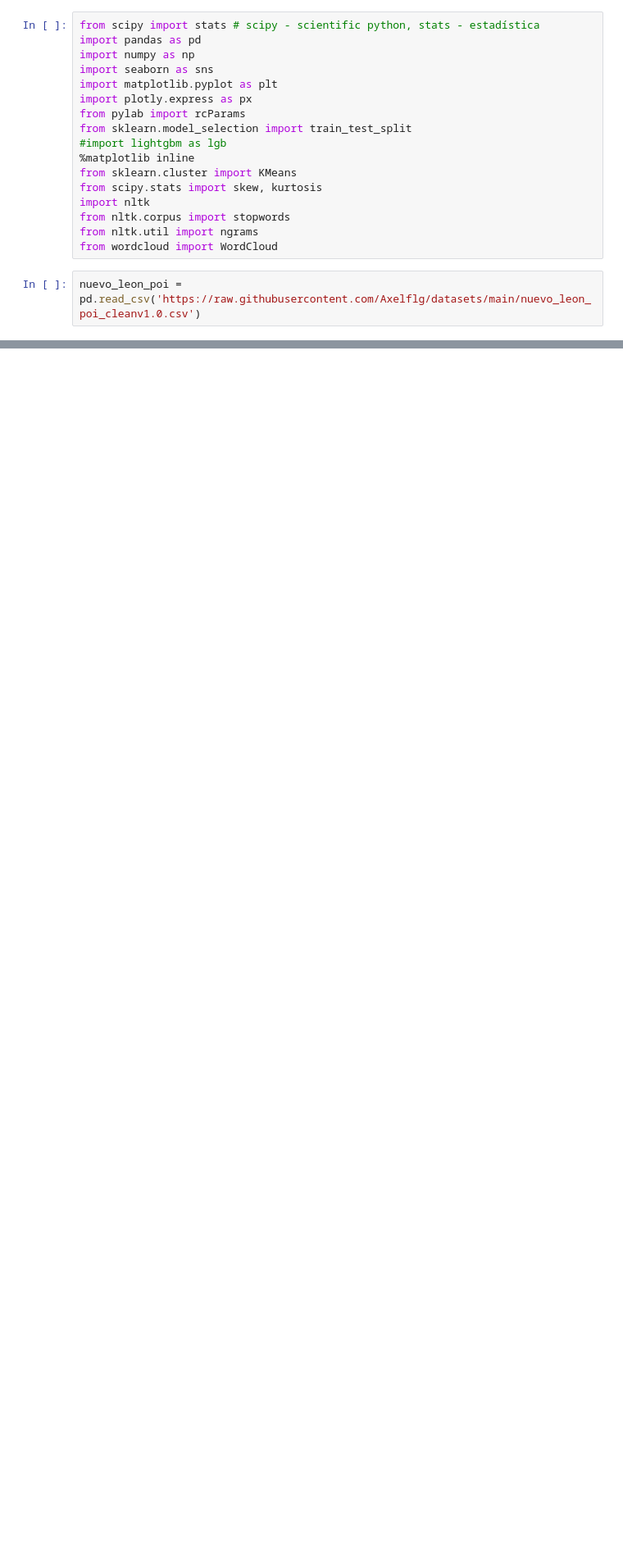
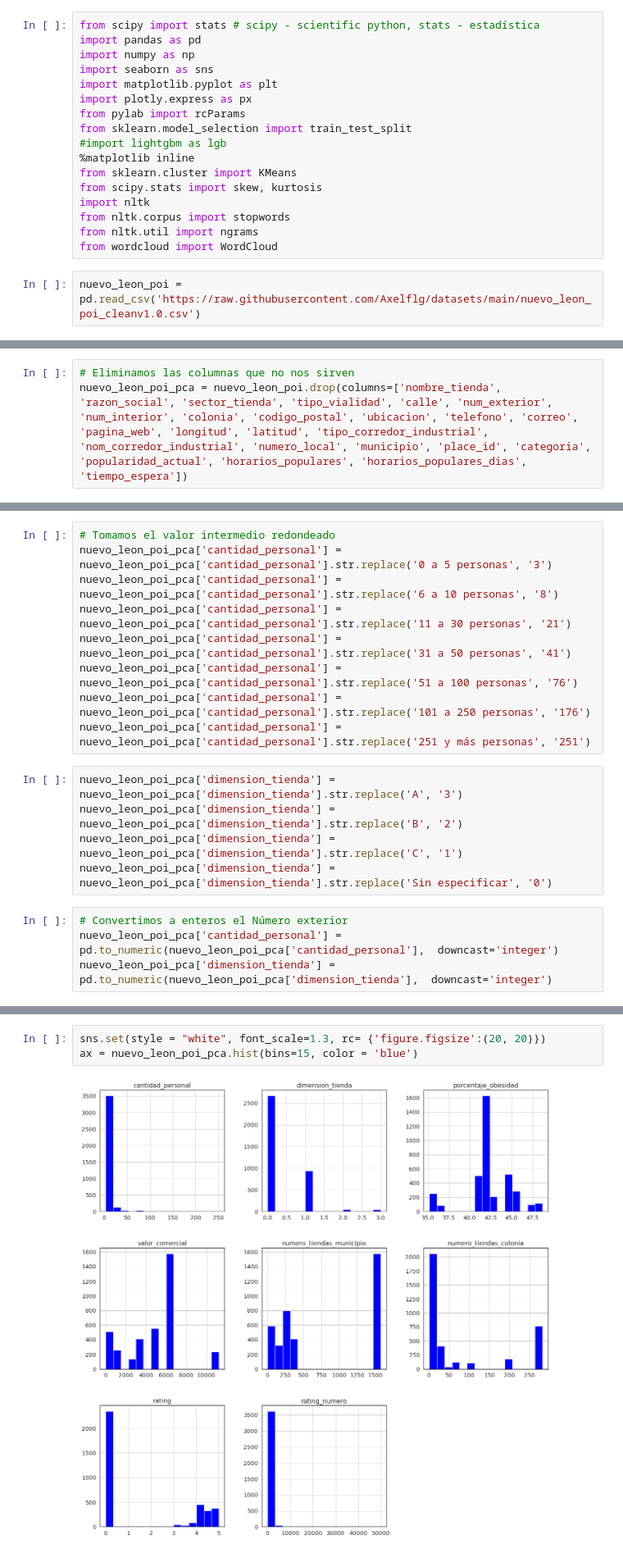
Before and after one commit to Deltarios/analisis_ropa_bedu_4, a Jupyter notebook: proyecto/Ropas_Extra_Parte_4.ipynb, the cells around one changed output, grey strips where cells are left out. Shown at 82% size. Drawn from its saved outputs; the diff is of its cells as text; blank space fills up the shorter version.

```diff
--- a/proyecto/Ropas_Extra_Parte_4.ipynb
+++ b/proyecto/Ropas_Extra_Parte_4.ipynb
@@ -1311,0 +249,3 @@ En esta gráfica podemos observar la distrución de los centros lógisticos con
+# %%
+# Eliminamos las columnas que no nos sirven
+nuevo_leon_poi_pca = nuevo_leon_poi.drop(columns=['nombre_tienda', 'razon_social', 'sector_tienda', 'tipo_vialidad', 'calle', 'num_exterior', 'num_interior', 'colonia', 'codigo_postal', 'ubicacion', 'telefono', 'correo', 'pagina_web', 'longitud', 'latitud', 'tipo_corredor_industrial', 'nom_corredor_industrial', 'numero_local', 'municipio', 'place_id', 'categoria', 'popularidad_actual', 'horarios_populares', 'horarios_populares_dias', 'tiempo_espera'])
@@ -1311,0 +274,18 @@ En esta gráfica podemos observar la distrución de los centros lógisticos con
+# %%
+# Tomamos el valor intermedio redondeado
+nuevo_leon_poi_pca['cantidad_personal'] = nuevo_leon_poi_pca['cantidad_personal'].str.replace('0 a 5 personas', '3')
+nuevo_leon_poi_pca['cantidad_personal'] = nuevo_leon_poi_pca['cantidad_personal'].str.replace('6 a 10 personas', '8')
+nuevo_leon_poi_pca['cantidad_personal'] = nuevo_leon_poi_pca['cantidad_personal'].str.replace('11 a 30 personas', '21')
+nuevo_leon_poi_pca['cantidad_personal'] = nuevo_leon_poi_pca['cantidad_personal'].str.replace('31 a 50 personas', '41')
+nuevo_leon_poi_pca['cantidad_personal'] = nuevo_leon_poi_pca['cantidad_personal'].str.replace('51 a 100 personas', '76')
+nuevo_leon_poi_pca['cantidad_personal'] = nuevo_leon_poi_pca['cantidad_personal'].str.replace('101 a 250 personas', '176')
+nuevo_leon_poi_pca['cantidad_personal'] = nuevo_leon_poi_pca['cantidad_personal'].str.replace('251 y más personas', '251')
+# %%
+nuevo_leon_poi_pca['dimension_tienda'] = nuevo_leon_poi_pca['dimension_tienda'].str.replace('A', '3')
+nuevo_leon_poi_pca['dimension_tienda'] = nuevo_leon_poi_pca['dimension_tienda'].str.replace('B', '2')
+nuevo_leon_poi_pca['dimension_tienda'] = nuevo_leon_poi_pca['dimension_tienda'].str.replace('C', '1')
+nuevo_leon_poi_pca['dimension_tienda'] = nuevo_leon_poi_pca['dimension_tienda'].str.replace('Sin especificar', '0')
+# %%
+# Convertimos a enteros el Número exterior
+nuevo_leon_poi_pca['cantidad_personal'] = pd.to_numeric(nuevo_leon_poi_pca['cantidad_personal'],  downcast='integer')
+nuevo_leon_poi_pca['dimension_tienda'] = pd.to_numeric(nuevo_leon_poi_pca['dimension_tienda'],  downcast='integer')
@@ -1311,0 +326,5 @@ En esta gráfica podemos observar la distrución de los centros lógisticos con
+# %%
+sns.set(style = "white", font_scale=1.3, rc= {'figure.figsize':(20, 20)})
+ax = nuevo_leon_poi_pca.hist(bins=15, color = 'blue')
+# %% [output]
+[figure, added]
```
Also changed, not shown: parts of 269 cells of this notebook, 3 other files.
